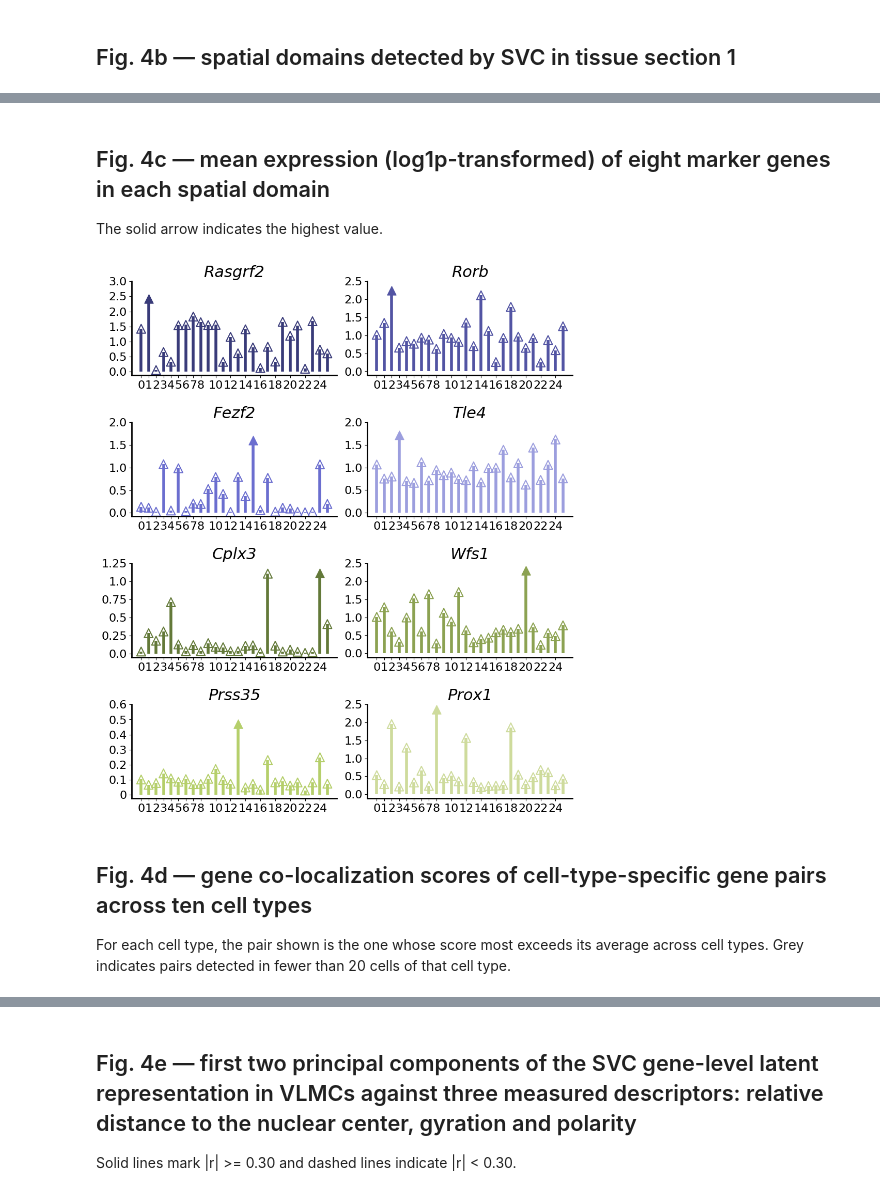
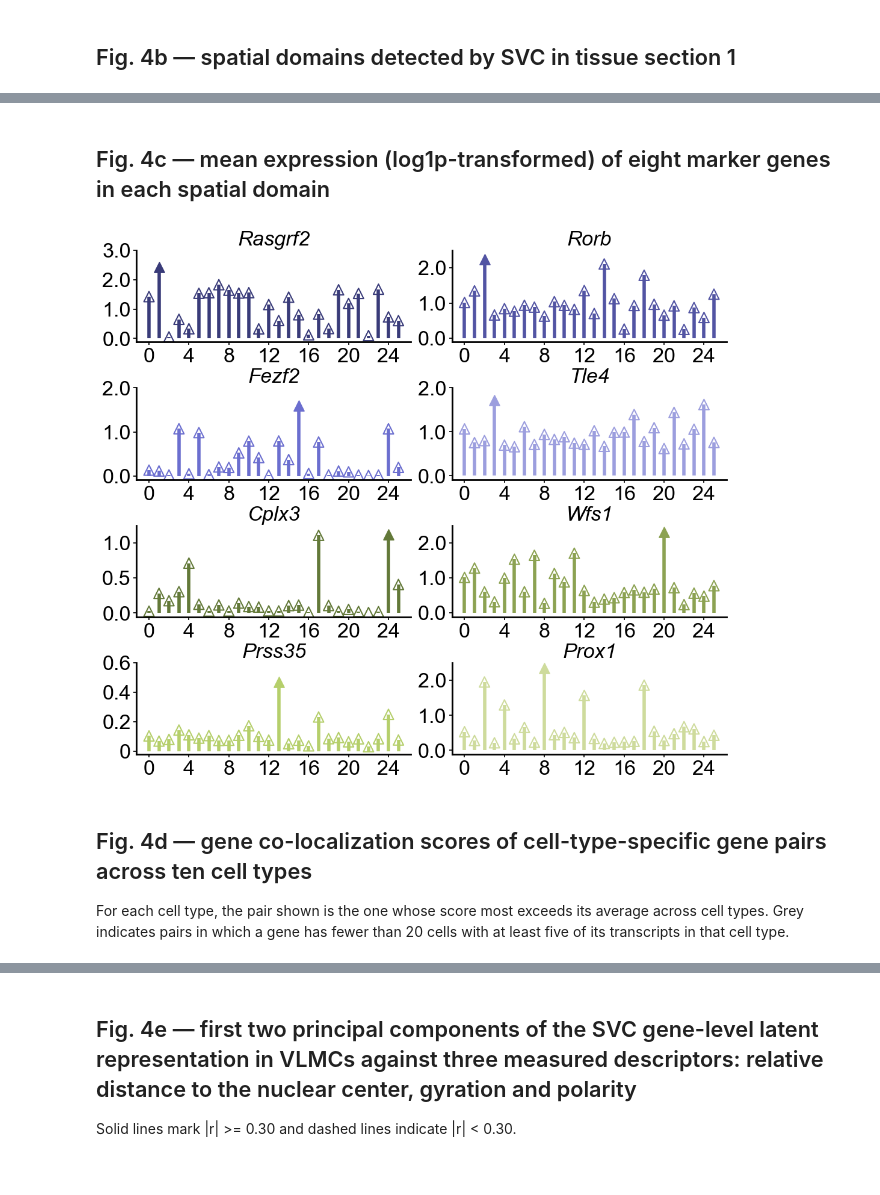
Before and after one commit to aster-ww/SVC-reproducibility, a Jupyter notebook: fig4/fig4_reproducibility.ipynb, the cells around one changed output, grey strips where cells are left out. Cells and saved outputs as stored; diff of their text form; code cells hidden in the pictures.

```diff
--- a/fig4/fig4_reproducibility.ipynb
+++ b/fig4/fig4_reproducibility.ipynb
@@ -95,7 +136,5 @@ cells 182067 | domains 26 | unassigned 6
 # %% [markdown]
 ## Fig. 4c — mean expression (log1p-transformed) of eight marker genes in each spatial domain
-
-The solid arrow indicates the highest value.
 # %%
 # Fig. 4c
 import warnings
@@ -104,7 +143,7 @@ with warnings.catch_warnings():
     import scanpy as sc
 
 MARKERS = ['Rasgrf2', 'Rorb', 'Fezf2', 'Tle4', 'Cplx3', 'Wfs1', 'Prss35', 'Prox1']
-XTICKS = [0, 1, 2, 3, 4, 5, 6, 7, 8, 10, 12, 14, 16, 18, 20, 22, 24]
+XTICKS = list(range(0, 25, 4))
 
 expression = []
 for rep in ['rep1', 'rep2']:
@@ -116,35 +155,41 @@ for rep in ['rep1', 'rep2']:
 expression = np.vstack(expression)
 
 mean_log1p = np.array([[np.log1p(expression[labels == d, j]).mean() for d in range(K_DOMAIN)]
                        for j in range(len(MARKERS))])
 
 palette = [plt.get_cmap('tab20b')(i) for i in range(len(MARKERS))]
+print_scale = 0.202898
 fig, ax = plt.subplots(4, 2, figsize=(11, 13), gridspec_kw={'wspace': 0.15, 'hspace': 0.5})
 x = np.arange(K_DOMAIN)
 for k, (gene, color, a) in enumerate(zip(MARKERS, palette, ax.ravel())):
     height = mean_log1p[k]
     peak = np.argsort(height)[::-1][:1]
     rest = np.argsort(height)[::-1][1:]
     a.vlines(x=x, ymin=0, ymax=height, colors=color, linewidth=4)
     a.scatter(x[rest], height[rest], edgecolor=color, s=150, marker='^',
               facecolor='none', linewidth=1.5)
     a.scatter(x[peak], height[peak], color=color, s=150, marker='^')
     a.set_xticks(XTICKS); a.set_xticklabels(XTICKS, fontsize=16)
     ticks = ([0, 0.1, 0.2, 0.3, 0.4, 0.5, 0.6] if gene == 'Prss35'
              else [t for t in a.get_yticks() if t >= 0])
+    a.set_ylim(top=max(ticks)); ticks = ticks[::2]
     a.set_yticks(ticks); a.set_yticklabels(ticks, fontsize=16)
     a.set_title(gene, fontsize=22, fontstyle='italic')
     a.spines['top'].set_visible(False); a.spines['right'].set_visible(False)
     a.spines['left'].set_linewidth(2); a.spines['bottom'].set_linewidth(2)
 
+fig.set_size_inches(12.650005, 10.872319)
+print_style(fig, print_scale)
+# fig.savefig('fig4c.pdf', bbox_inches='tight')
 plt.show()
 # %% [output]
-[figure, old version]
+[figure, new version]
 # %% [markdown]
 ## Fig. 4d — gene co-localization scores of cell-type-specific gene pairs across ten cell types
 
 For each cell type, the pair shown is the one whose score most exceeds its average across cell
-types. Grey indicates pairs detected in fewer than 20 cells of that cell type.
+types. Grey indicates pairs in which a gene has fewer than 20 cells with at least five of its
+transcripts in that cell type.
 # %%
 # Fig. 4d
 import warnings
```
Also changed, not shown: parts of 12 cells of this notebook.
